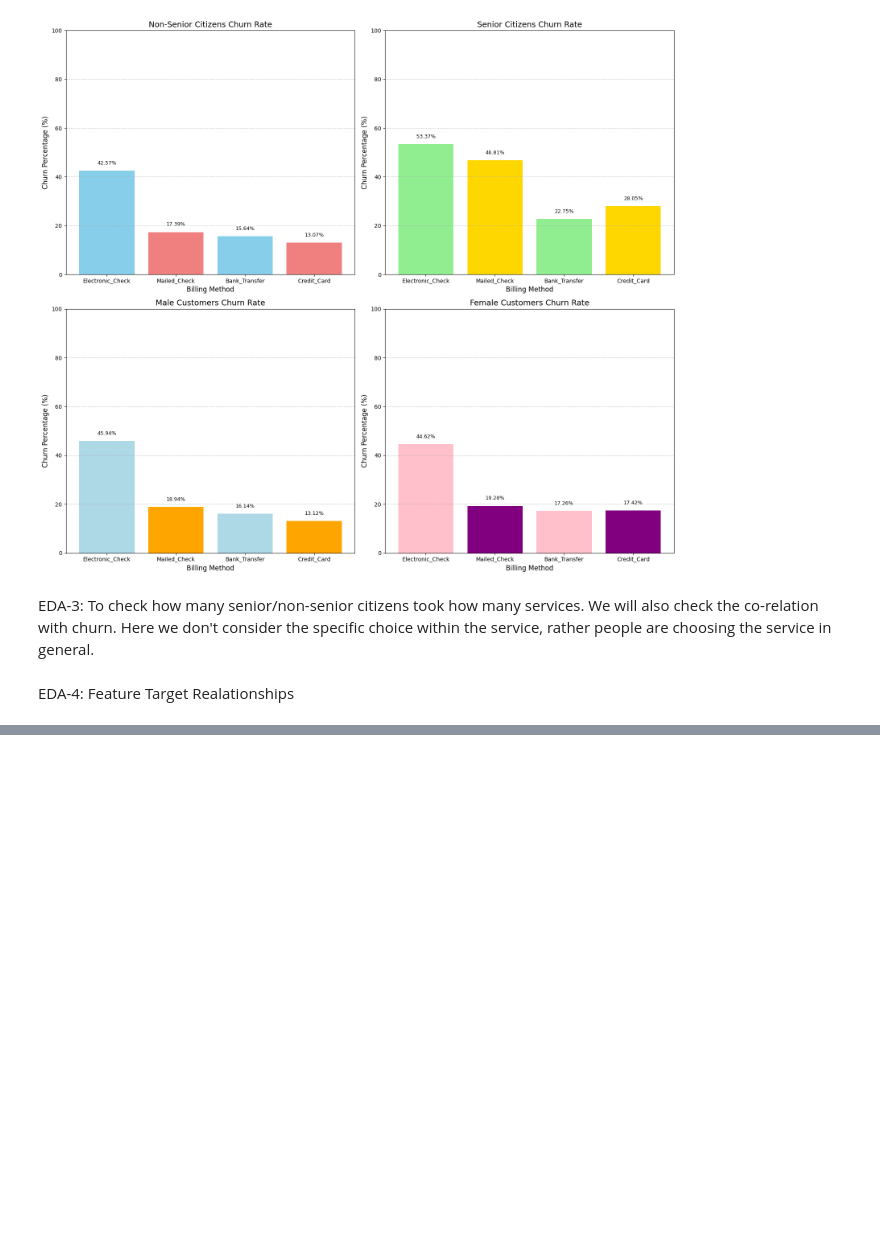
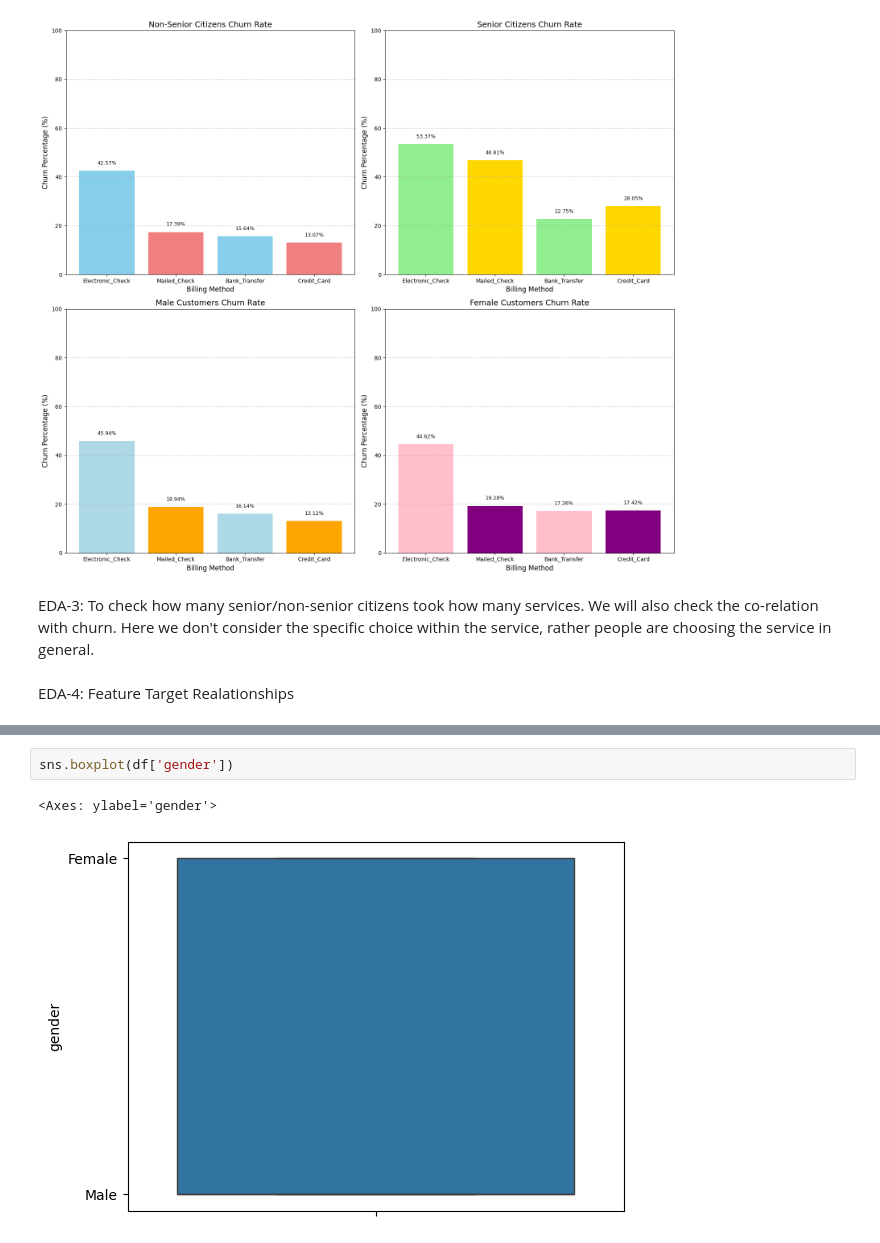
Before and after one commit to AyushmanRaha/Customer-Churn-Prediction, a Jupyter notebook: Churn_Prediction_Project.ipynb, the cells around one changed output, grey strips where cells are left out. Saved outputs shown, nothing was run; the diff lists cells and outputs as text; blank space fills up the shorter version.

```diff
--- a/Churn_Prediction_Project.ipynb
+++ b/Churn_Prediction_Project.ipynb
@@ -1289,0 +1307,5 @@ EDA-4: Feature Target Realationships
+# %%
+sns.boxplot(df['gender'])
+# %% [output]
+<Axes: ylabel='gender'>
+[figure, added]
```
Also changed, not shown: parts of 5 cells of this notebook.
